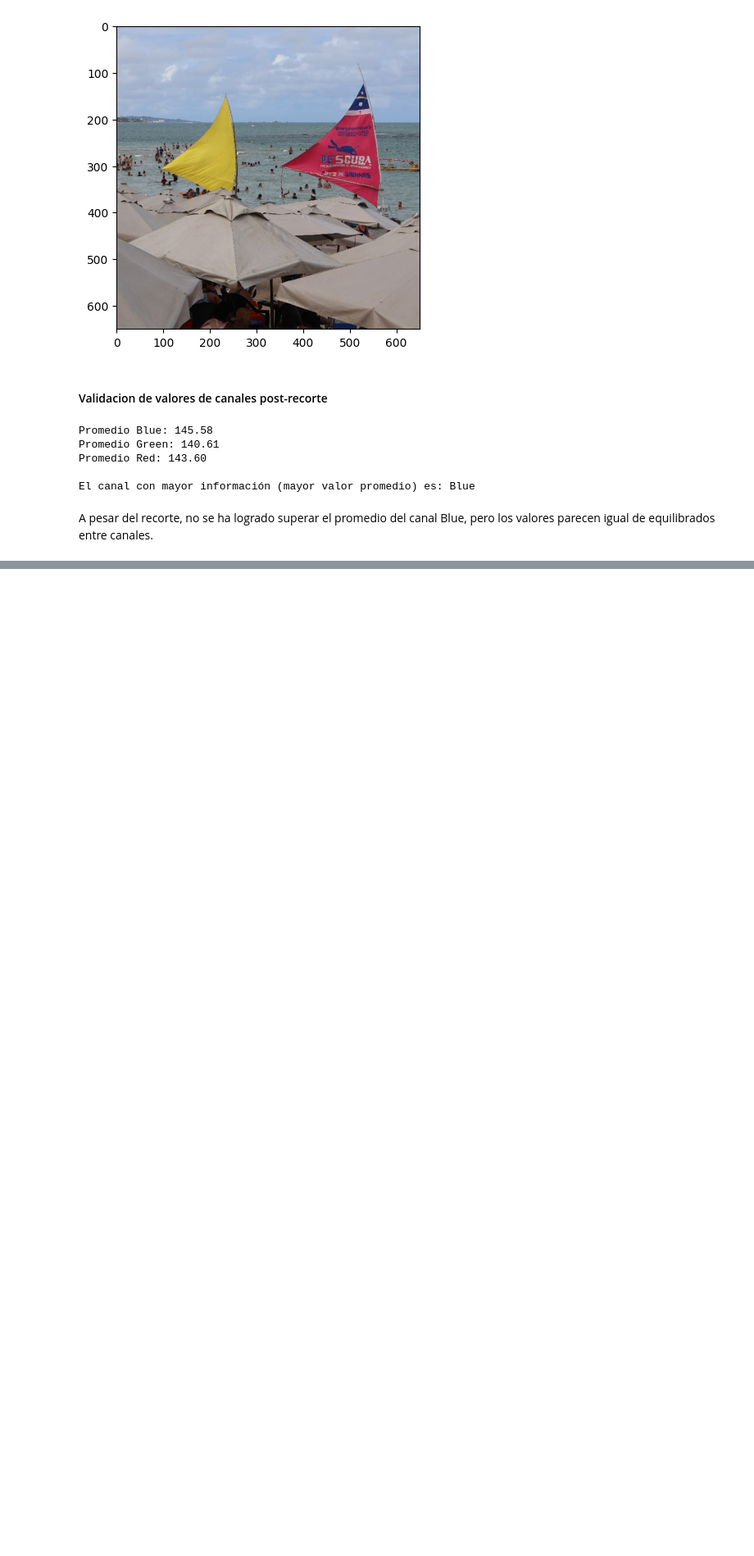
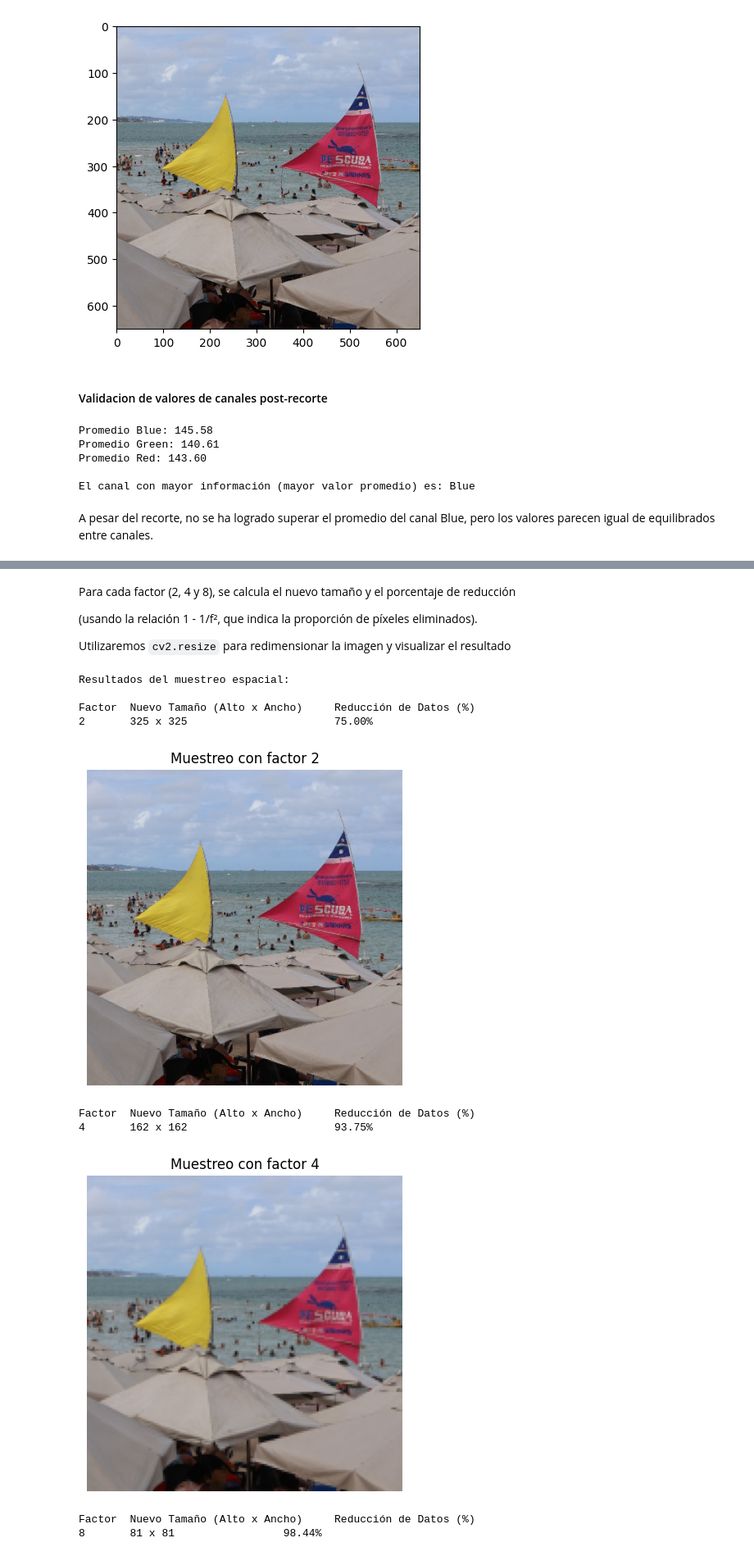
Before and after one commit to gimb99/PDI_BARTHOU_GONZALO, a Jupyter notebook: ejercicioIntegrador/ejercicioIntegrador.ipynb, the cells around one changed output, grey strips where cells are left out. Shown at 82% size. Saved outputs shown, nothing was run; the diff lists cells and outputs as text; code cells hidden in the pictures; blank space fills up the shorter version.

```diff
--- a/ejercicioIntegrador/ejercicioIntegrador.ipynb
+++ b/ejercicioIntegrador/ejercicioIntegrador.ipynb
@@ -174,0 +192,7 @@ A pesar del recorte, no se ha logrado superar el promedio del canal Blue, pero l
+# %%
+# Obtener dimensiones originales
+alto, ancho, _ = imgNew.shape
+print(f"Dimensiones originales: {alto} x {ancho}")
+
+# Lista de factores de muestreo
+factores = [2, 4, 8]
@@ -174,0 +203,38 @@ A pesar del recorte, no se ha logrado superar el promedio del canal Blue, pero l
+# %% [markdown]
+Para cada factor (2, 4 y 8), se calcula el nuevo tamaño y el porcentaje de reducción
+
+(usando la relación 1 - 1/f², que indica la proporción de píxeles eliminados).
+
+Utilizaremos `cv2.resize` para redimensionar la imagen y visualizar el resultado
+# %%
+print("\nResultados del muestreo espacial:")
+for f in factores:
+  nuevo_alto = alto // f
+  nuevo_ancho = ancho // f
+  # El número de píxeles se reduce en f^2, por lo tanto, el porcentaje de datos retenidos es 100 / f^2,
+  # y la reducción de datos es 100 - (100/f^2)
+  porcentaje_reduccion = 100 * (1 - 1/(f**2))
+  print("\nFactor\tNuevo Tamaño (Alto x Ancho)\tReducción de Datos (%)")
+  print(f"{f}\t{nuevo_alto} x {nuevo_ancho}\t\t\t{porcentaje_reduccion:.2f}%")
+
+  # Redimensionar la imagen
+  nuevo_tamano = (nuevo_ancho, nuevo_alto)  # OpenCV utiliza el formato (ancho, alto)
+  img_reducida = cv2.resize(imgNew, nuevo_tamano, interpolation=cv2.INTER_AREA)
+
+  # Mostrar la imagen muestreada
+  plt.figure(figsize=(5, 5))
+  plt.imshow(img_reducida)
+  plt.title(f"Muestreo con factor {f}")
+  plt.axis("off")
+  plt.show()
+# %% [output]
+Resultados del muestreo espacial:
+
+Factor  Nuevo Tamaño (Alto x Ancho)     Reducción de Datos (%)
+2       325 x 325                       75.00%
+[figure, added]
+Factor  Nuevo Tamaño (Alto x Ancho)     Reducción de Datos (%)
+4       162 x 162                       93.75%
+[figure, added]
+Factor  Nuevo Tamaño (Alto x Ancho)     Reducción de Datos (%)
+8       81 x 81                 98.44%
```
Also changed, not shown: parts of 18 cells of this notebook.
